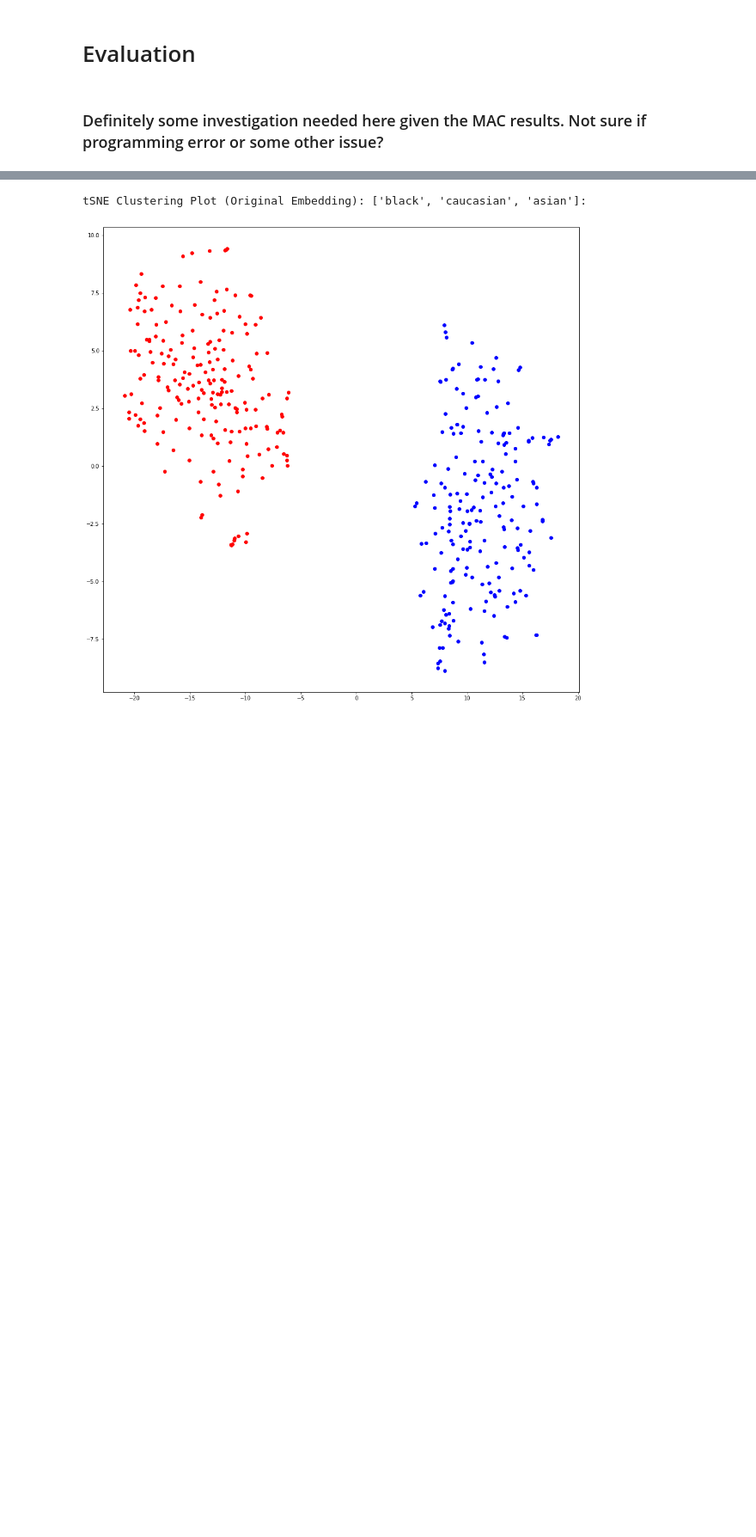
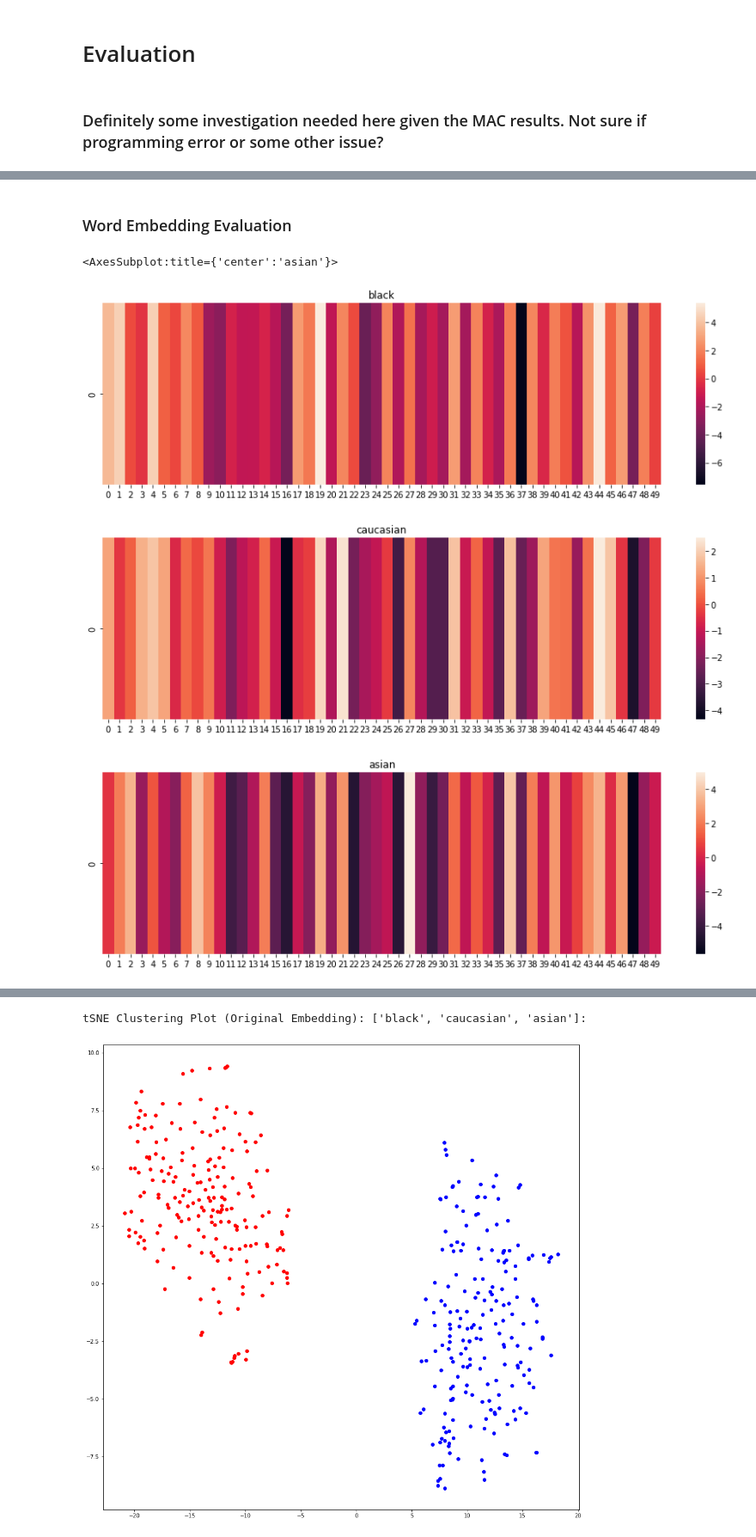
Before and after one commit to YolandaMDavis/DoubleHardMulticlass, a Jupyter notebook: hard-debias-experiment.ipynb, the cells around one changed output, grey strips where cells are left out. Shown at 86% size. Saved outputs shown, nothing was run; the diff lists cells and outputs as text; code cells hidden in the pictures; blank space fills up the shorter version.

Commit message:
organized embeddings, set eval targets similar to original hard debias

```diff
--- a/hard-debias-experiment.ipynb
+++ b/hard-debias-experiment.ipynb
@@ -254,0 +254,25 @@ for word in target_list:
+# %% [markdown]
+### Word Embedding Evaluation
+# %%
+# Biased Embeddings
+fig, ax = plt.subplots()
+fig.set_figwidth(15)
+ax.title.set_text('black')
+sns.heatmap([wv_pt['black']])
+
+
+fig, ax = plt.subplots()
+fig.set_figwidth(15)
+ax.title.set_text('caucasian')
+sns.heatmap([wv_pt['caucasian']])
+
+
+fig, ax = plt.subplots()
+fig.set_figwidth(15)
+ax.title.set_text('asian')
+sns.heatmap([wv_pt['asian']])
+# %% [output]
+<AxesSubplot:title={'center':'asian'}>
+[figure, added]
+[figure, added]
+[figure, added]
```
Also changed, not shown: parts of 15 cells of this notebook, 1 other file.
